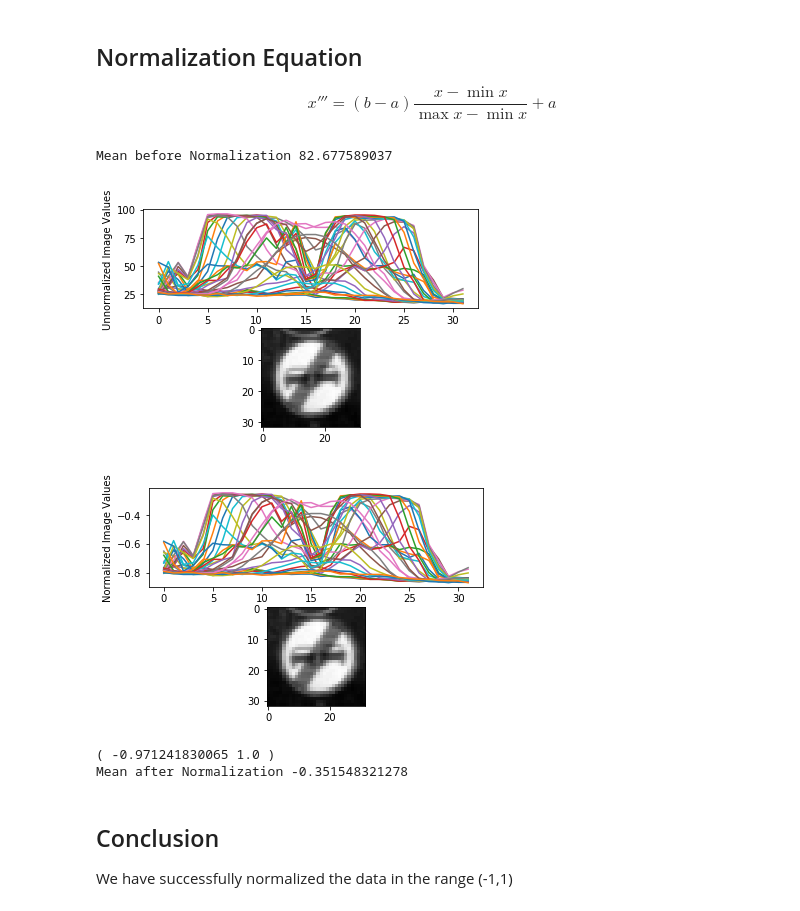
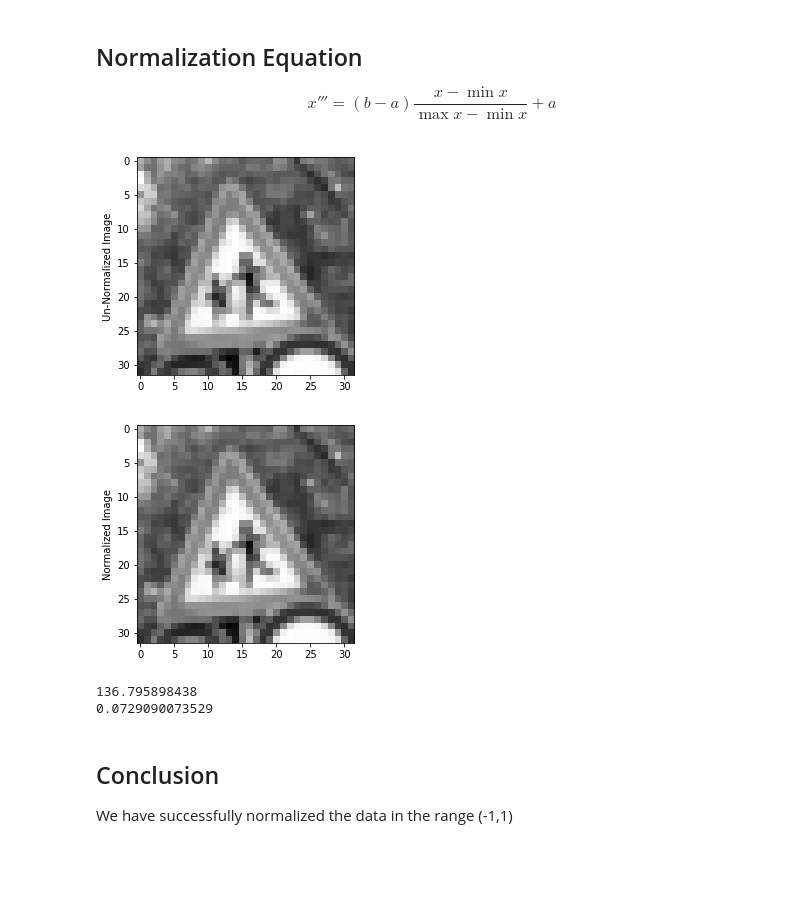
Before and after one commit to raskolnikov-reborn/CarND-Project-2, a Jupyter notebook: Traffic_Sign_Classifier.ipynb, the cells around one changed output. Saved outputs shown, nothing was run; the diff lists cells and outputs as text; code cells hidden in the pictures; blank space fills up the shorter version.

Commit message:
Code Cleanup Found New images using google earth for evaluating accuracy Added Step to plot featuremaps Added answers to some questions

```diff
--- a/Traffic_Sign_Classifier.ipynb
+++ b/Traffic_Sign_Classifier.ipynb
@@ -156,43 +164,33 @@ X_valid = X_valid_grayscale
 ## Normalization Equation
 $$x''' = (b-a)\frac{x - \min{x}}{\max{x} - \min{x}} + a$$
 # %%
-# Print Mean before and after normalization
-print('Mean before Normalization', np.mean(X_train))
-
-b = 1
-a = -1
+b = 1.
+a = -1.
 min_val = 0.
 max_val = 255.
 
 
 X_normal_train = (b-a)*(X_train - min_val)/(max_val - min_val) + a
 X_normal_test = (b-a)*(X_test - min_val)/(max_val - min_val) + a
 X_normal_valid = (b-a)*(X_valid - min_val)/(max_val - min_val) + a
 
-plt.figure(1)
-plt.subplot(211)
-plt.plot(X_train[25].squeeze())
-plt.ylabel('Unnormalized Image Values')
-plt.subplot(212)
-plt.imshow(X_train[25].squeeze(),cmap='gray')
+index = np.random.randint(0,len(X_normal_train))
+plt.ylabel('Un-Normalized Image')
+plt.imshow(X_train[index].squeeze(),cmap='gray')
 plt.show()
 
-plt.figure(2)
-plt.subplot(211)
-plt.plot(X_normal_train[25].squeeze())
-plt.ylabel('Normalized Image Values')
-plt.subplot(212)
-plt.imshow(X_normal_train[25].squeeze(),cmap='gray')
+
+plt.ylabel('Normalized Image')
+plt.imshow(X_normal_train[index].squeeze(),cmap='gray')
 plt.show()
 
-print ('(', np.min(X_normal_train), np.max(X_normal_train),')')
-print ('Mean after Normalization', np.mean(X_normal_train))
+print (np.mean(X_train[index]))
+print (np.mean(X_normal_train[index]))
 # %% [output]
-Mean before Normalization 82.677589037
-[figure, old version]
+[figure, new version]
-[figure, old version]
+[figure, new version]
-( -0.971241830065 1.0 )
-Mean after Normalization -0.351548321278
+136.795898438
+0.0729090073529
 # %% [markdown]
 ## Conclusion
 We have successfully normalized the data in the range (-1,1)
```
Also changed, not shown: parts of 26 cells of this notebook, 12 other files.
